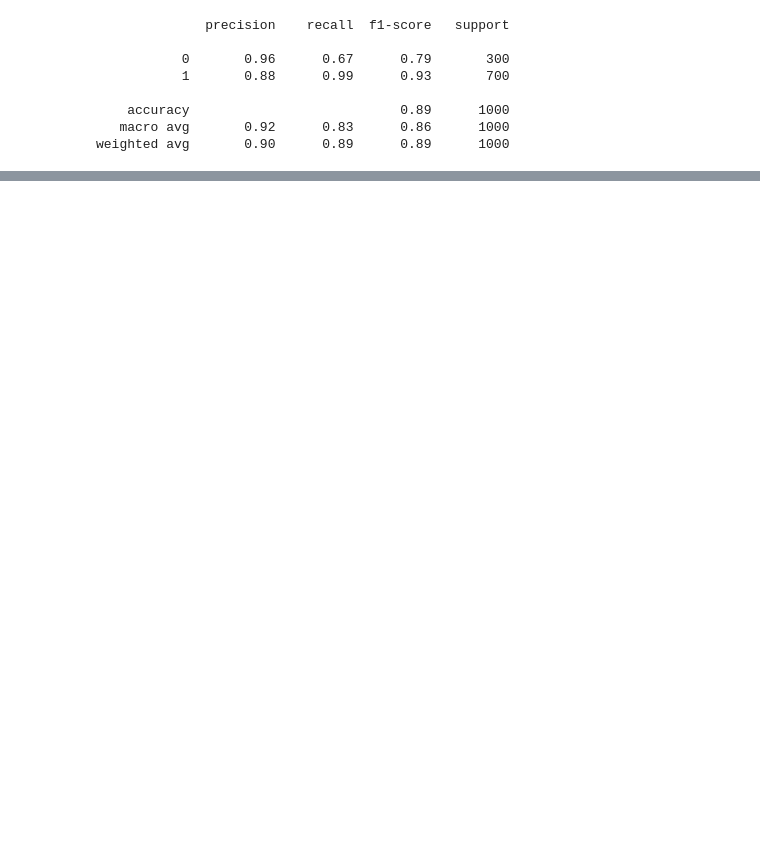
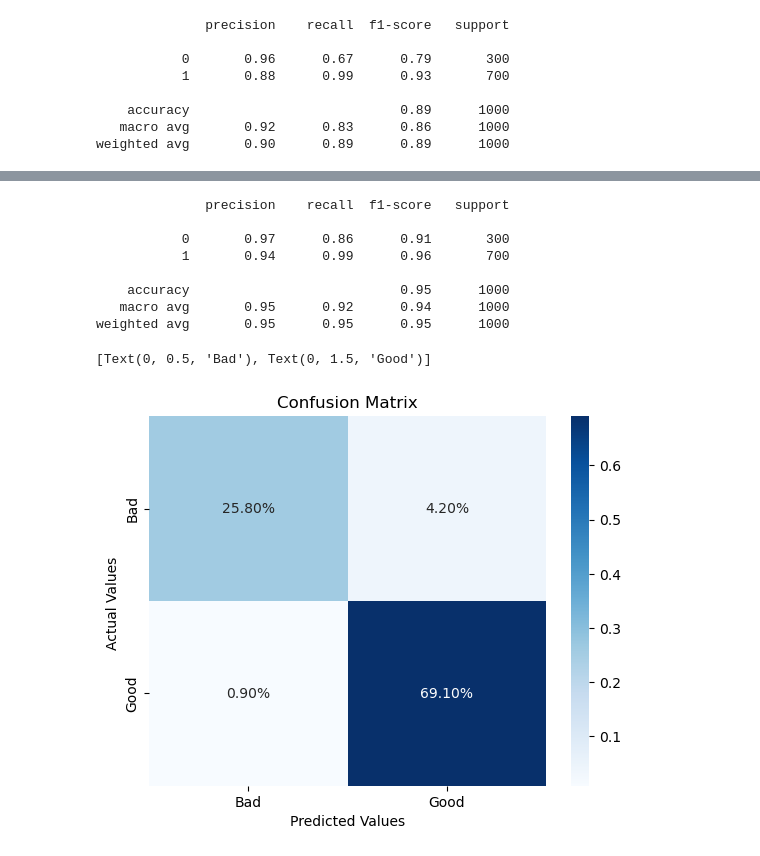
Before and after one commit to ajayvarghese2000/22WSD074-Machine-Learning-Principles-CW2, a Jupyter notebook: code.ipynb, the cells around one changed output, grey strips where cells are left out. Cells and saved outputs as stored; diff of their text form; code cells hidden in the pictures; blank space fills up the shorter version.

```diff
--- a/code.ipynb
+++ b/code.ipynb
@@ -1364,0 +1418,9 @@ Text(0.5, 1.0, 'Confusion Matrix')
+# %%
+# Dropping the 6 least important features
+optimised_df = df.copy()
+
+# Drop the 6 least important features
+optimised_df.drop(['foreign_worker', 'num_dependents', 'other_parties', 'sex', 'existing_credits', 'own_telephone'], axis=1, inplace=True)
+
+# Head
+optimised_df.head()
@@ -1364,0 +1463,11 @@ Text(0.5, 1.0, 'Confusion Matrix')
+# %%
+# Get the best model
+op_best_model = op_grid_result.best_estimator_
+
+# Get the accuracy score of the best model
+op_y_test = optimised_df['class']
+op_x_test = optimised_df.drop('class', axis=1)
+op_predictions = op_best_model.predict(op_x_test)
+
+# Print accuracy score
+print(accuracy_score(op_y_test, op_predictions))
@@ -1364,0 +1478,27 @@ Text(0.5, 1.0, 'Confusion Matrix')
+# %%
+# Print classification report
+print(classification_report(op_y_test, op_predictions))
+
+# Create a confusion matrix
+op_confusionMatrix= confusion_matrix(op_y_test, op_predictions)
+
+# Plot the confusion matrix
+ax = sns.heatmap(op_confusionMatrix/np.sum(op_confusionMatrix), annot=True,  fmt='.2%', cmap='Blues')
+ax.set_xlabel('Predicted Values')
+ax.set_ylabel('Actual Values ')
+ax.set_title('Confusion Matrix')
+
+# Rename 0 and 1 to Bad and Good
+ax.xaxis.set_ticklabels(['Bad', 'Good'])
+ax.yaxis.set_ticklabels(['Bad', 'Good'])
+# %% [output]
+              precision    recall  f1-score   support
+
+           0       0.97      0.86      0.91       300
+           1       0.94      0.99      0.96       700
+
+    accuracy                           0.95      1000
+   macro avg       0.95      0.92      0.94      1000
+weighted avg       0.95      0.95      0.95      1000
+[Text(0, 0.5, 'Bad'), Text(0, 1.5, 'Good')]
+[figure, added]
```
Also changed, not shown: parts of 21 cells of this notebook.
